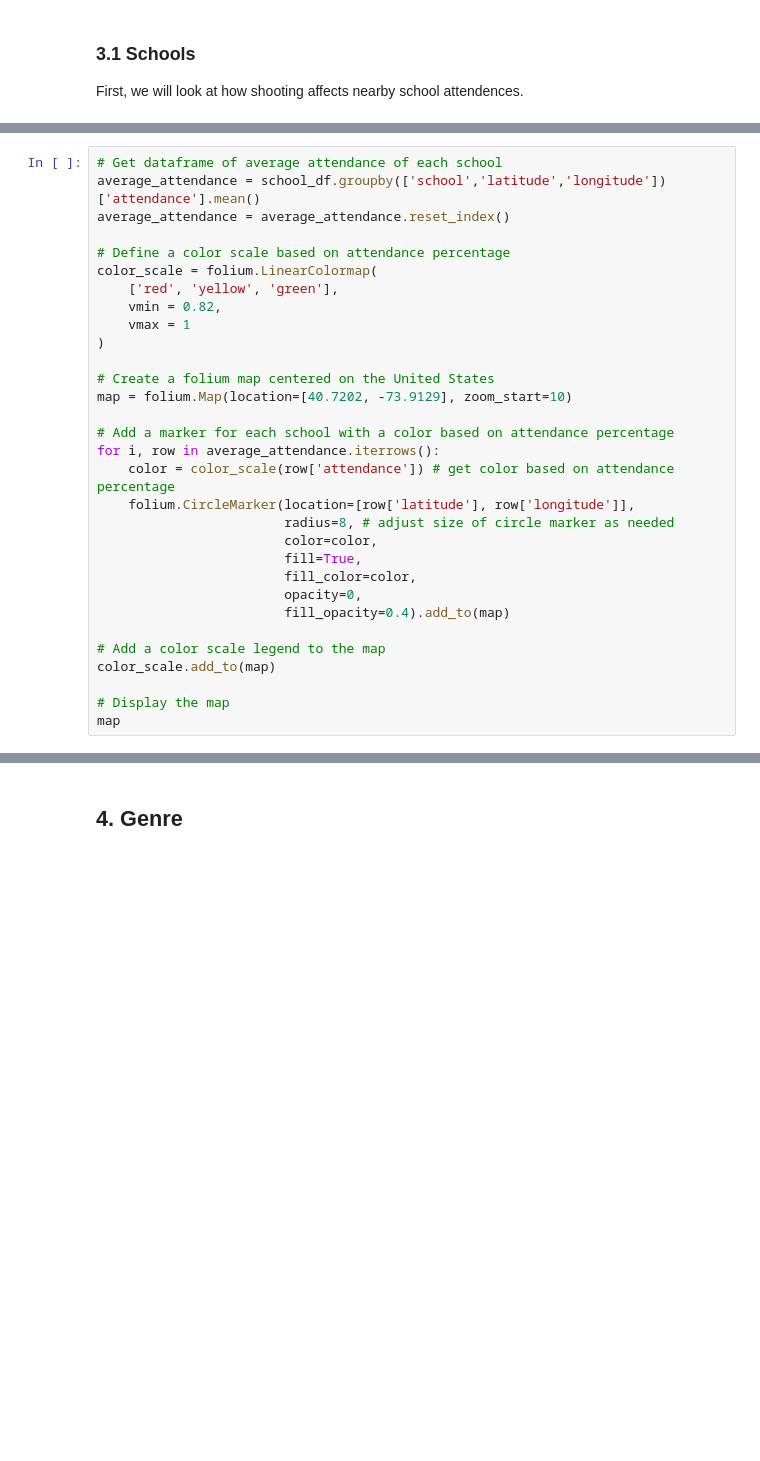
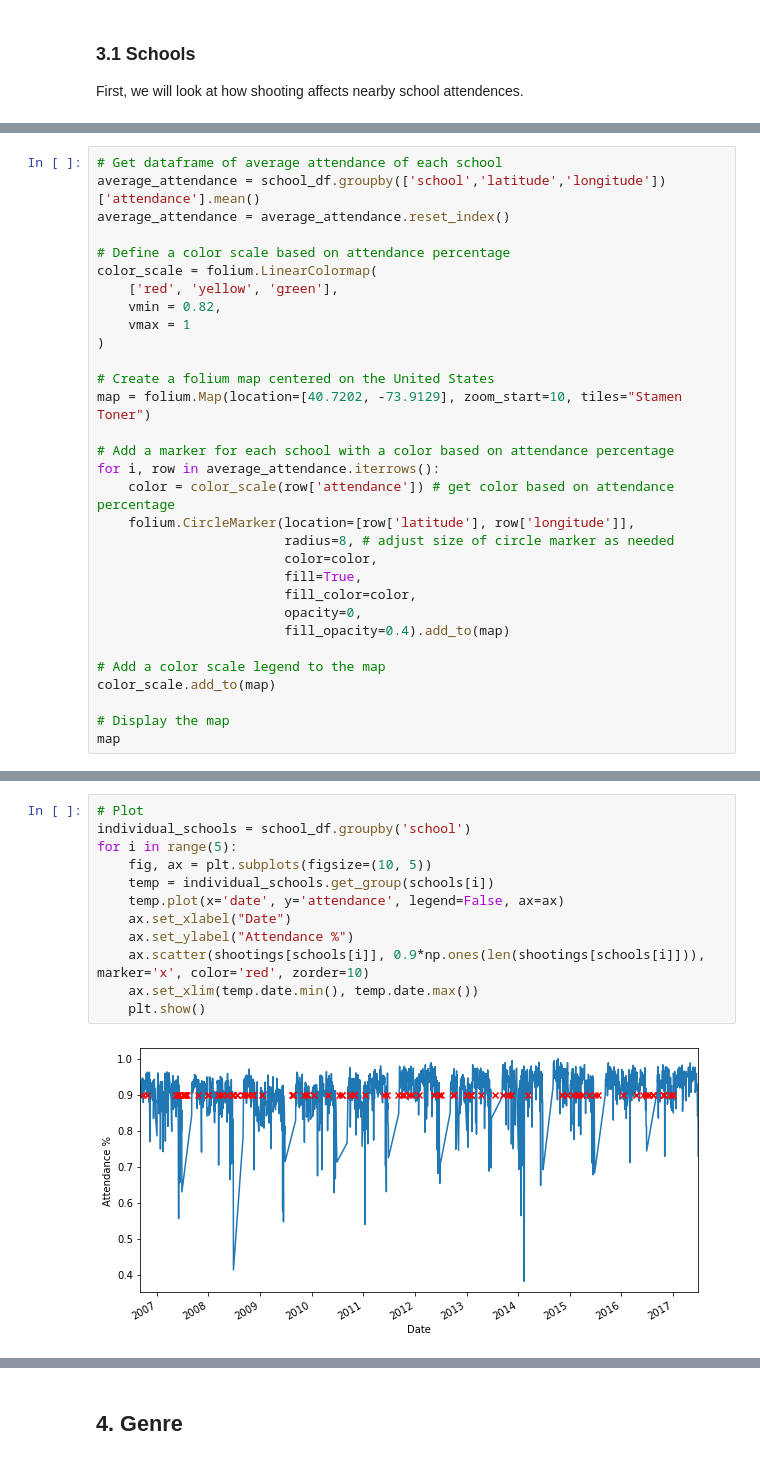
Before and after one commit to pauloog/SocialData, a Jupyter notebook: Final Project/Exploratory Data Analysis.ipynb, the cells around one changed output, grey strips where cells are left out. Cells and saved outputs as stored; diff of their text form; blank space fills up the shorter version.

```diff
--- a/Final Project/Exploratory Data Analysis.ipynb
+++ b/Final Project/Exploratory Data Analysis.ipynb
@@ -612,7 +613,7 @@ color_scale = folium.LinearColormap(
 )
 
 # Create a folium map centered on the United States
-map = folium.Map(location=[40.7202, -73.9129], zoom_start=10)
+map = folium.Map(location=[40.7202, -73.9129], zoom_start=10, tiles="Stamen Toner")
 
 # Add a marker for each school with a color based on attendance percentage
 for i, row in average_attendance.iterrows():
@@ -634,0 +677,14 @@ map
+# %%
+# Plot
+individual_schools = school_df.groupby('school')
+for i in range(5):
+    fig, ax = plt.subplots(figsize=(10, 5))
+    temp = individual_schools.get_group(schools[i])
+    temp.plot(x='date', y='attendance', legend=False, ax=ax)
+    ax.set_xlabel("Date")
+    ax.set_ylabel("Attendance %")
+    ax.scatter(shootings[schools[i]], 0.9*np.ones(len(shootings[schools[i]])), marker='x', color='red', zorder=10)
+    ax.set_xlim(temp.date.min(), temp.date.max())
+    plt.show()
+# %% [output]
+[figure, added]
```
Also changed, not shown: parts of 11 cells of this notebook, 2 other files.
